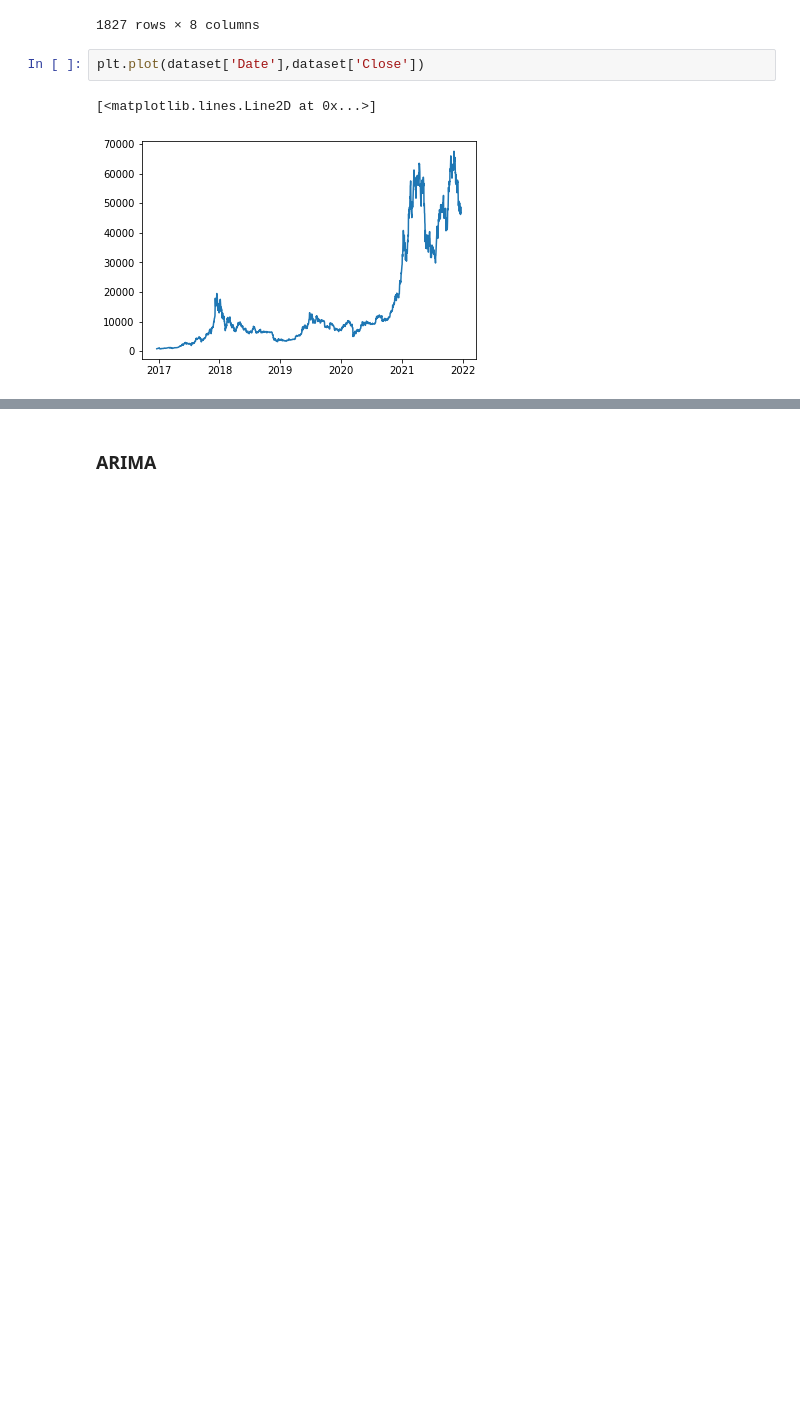
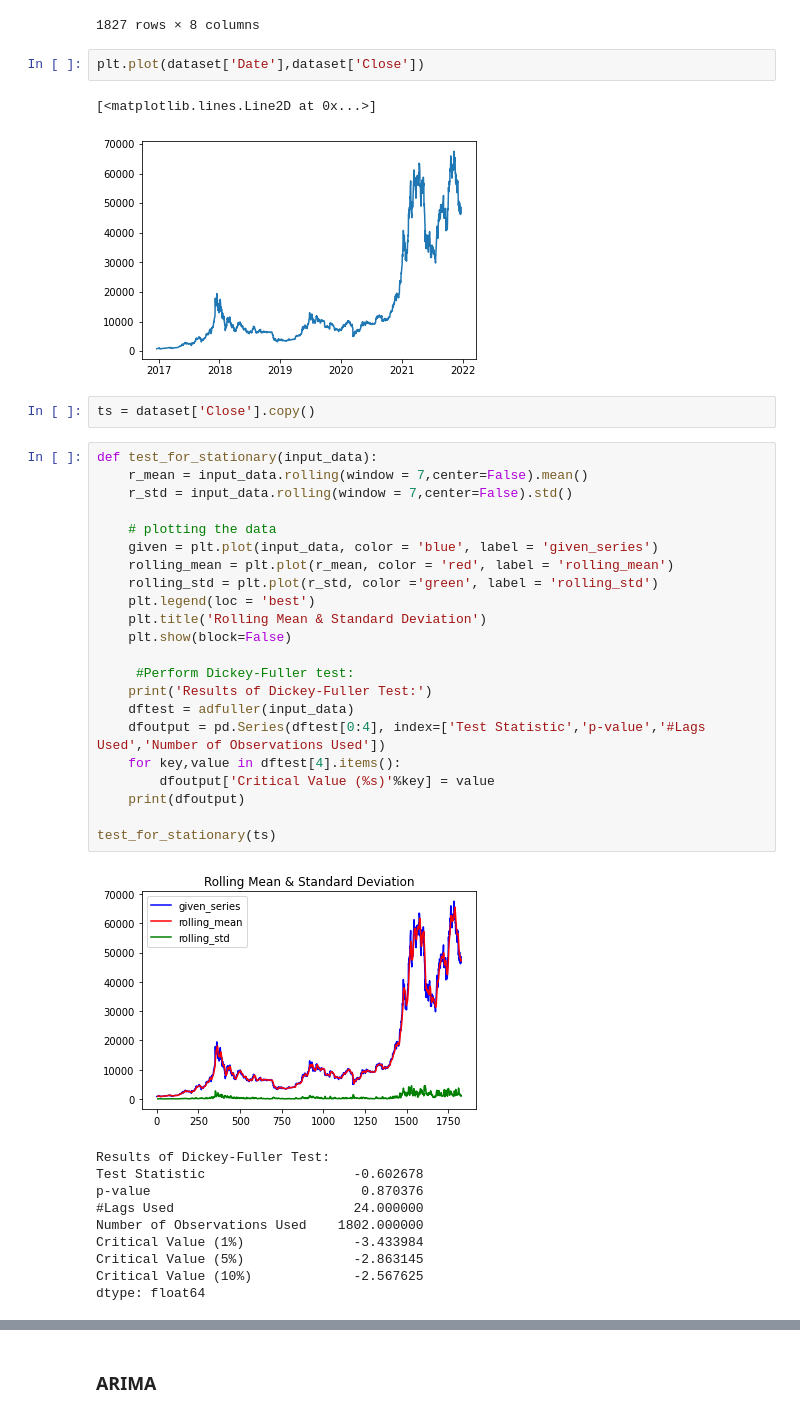
Before and after one commit to marina-sam14/BitcoinClosePricePrediction, a Jupyter notebook: ARIMA.ipynb, the cells around one changed output, grey strips where cells are left out. Cells and saved outputs as stored; diff of their text form; blank space fills up the shorter version.

```diff
--- a/ARIMA.ipynb
+++ b/ARIMA.ipynb
@@ -44,3 +48,38 @@ plt.plot(dataset['Date'],dataset['Close'])
 # %% [output]
 [<matplotlib.lines.Line2D at 0x...>]
 [figure]
+# %%
+ts = dataset['Close'].copy()
+# %%
+def test_for_stationary(input_data):
+    r_mean = input_data.rolling(window = 7,center=False).mean()
+    r_std = input_data.rolling(window = 7,center=False).std()
+
+    # plotting the data
+    given = plt.plot(input_data, color = 'blue', label = 'given_series')
+    rolling_mean = plt.plot(r_mean, color = 'red', label = 'rolling_mean')
+    rolling_std = plt.plot(r_std, color ='green', label = 'rolling_std')
+    plt.legend(loc = 'best')
+    plt.title('Rolling Mean & Standard Deviation')
+    plt.show(block=False)
+
+     #Perform Dickey-Fuller test:
+    print('Results of Dickey-Fuller Test:')
+    dftest = adfuller(input_data)
+    dfoutput = pd.Series(dftest[0:4], index=['Test Statistic','p-value','#Lags Used','Number of Observations Used'])
+    for key,value in dftest[4].items():
+        dfoutput['Critical Value (%s)'%key] = value
+    print(dfoutput)
+
+test_for_stationary(ts)
+# %% [output]
+[figure, added]
+Results of Dickey-Fuller Test:
+Test Statistic                   -0.602678
+p-value                           0.870376
+#Lags Used                       24.000000
+Number of Observations Used    1802.000000
+Critical Value (1%)              -3.433984
+Critical Value (5%)              -2.863145
+Critical Value (10%)             -2.567625
+dtype: float64
```
Also changed, not shown: parts of 33 cells of this notebook.
